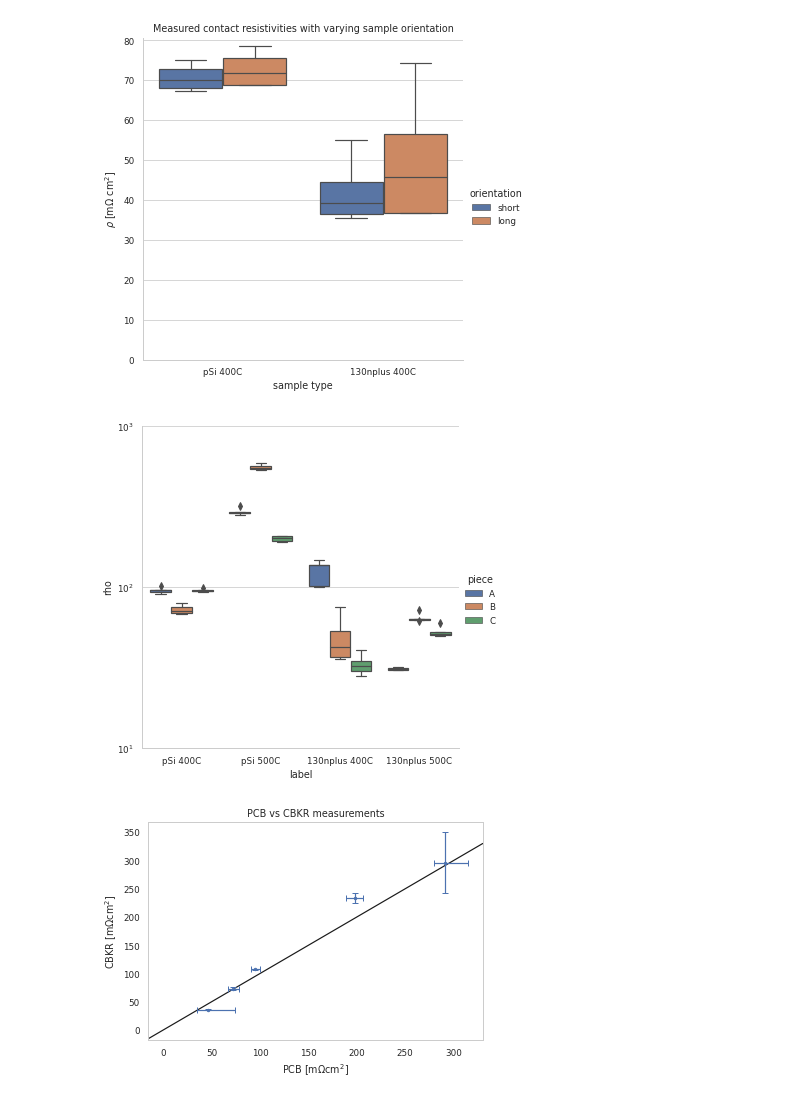
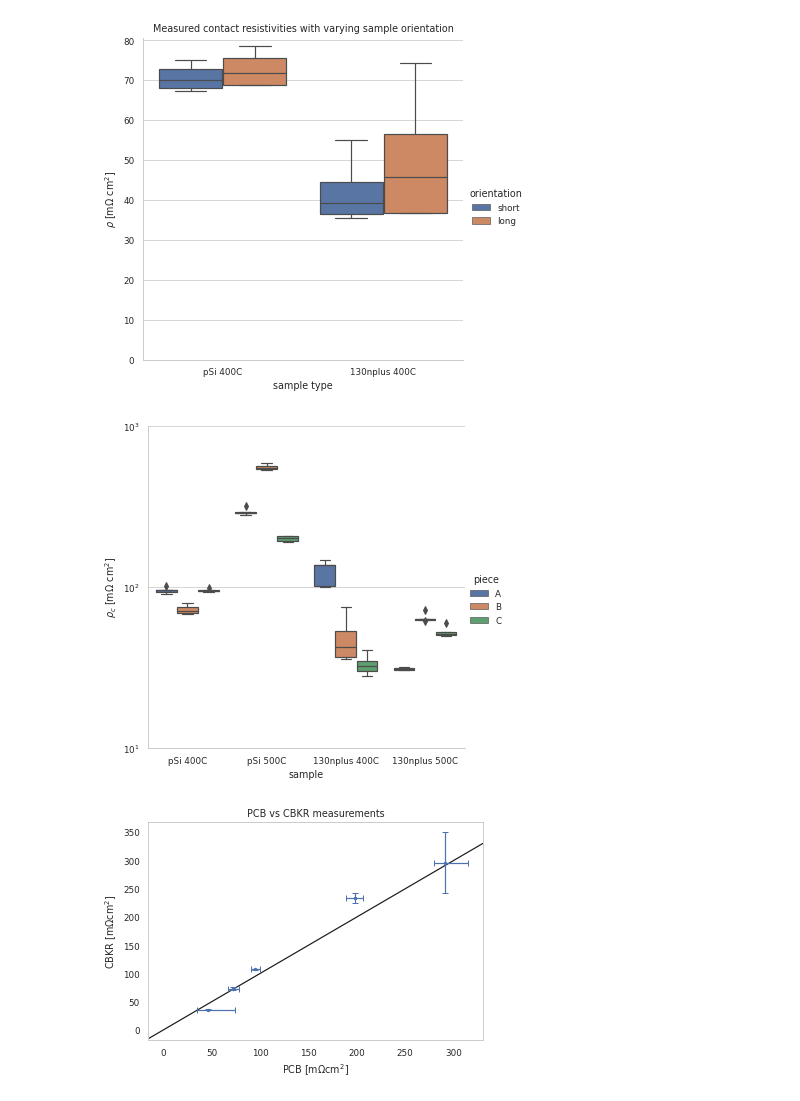
Before and after one commit to peltBartvan/msc-thesis, a Jupyter notebook: scripts/images.ipynb, the cells around one changed output. Drawn from its saved outputs; the diff is of its cells as text; code cells hidden in the pictures.

```diff
--- a/scripts/images.ipynb
+++ b/scripts/images.ipynb
@@ -437,32 +487,33 @@ importing Jupyter notebook from consistency.ipynb
 # %%
 
 p = sns.catplot(
     x = 'label',
     y = 'rho',
     kind = 'box',
     hue = 'piece',
     data = (df_consistency
             .assign(lbl = lambda df : list(zip(df.label, df.area)))
            )
 
 )
 
 
 p.set(
     yscale = 'log',
-    ylim = [10,1000]
-    #xlabel = 'samples',
+    ylim = [10,1000],
+    xlabel = 'sample',
+    ylabel = '$\\rho_c$ [m$\\Omega$ cm$^2$]',
     #xticklabels = [],
 )
 
 EXPORT = True
 
 if EXPORT:
-    p.savefig(imagefolder + 'measurement_piece.png')
+    p.savefig(imagefolder + 'measurement_piece.png', dpi = 400)
 
 EXPORT = False
 # %% [output]
-[figure, old version]
+[figure, new version]
 # %%
 from consistency import PCB_plot, CBKR_plot
 
```
Also changed, not shown: parts of 16 cells of this notebook, 9 other files.
